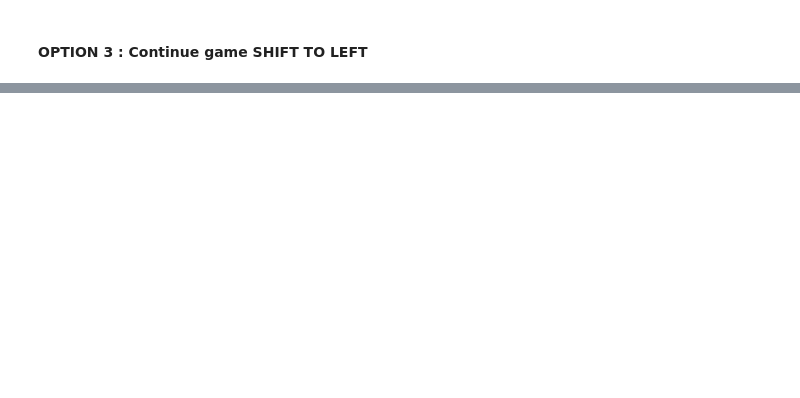
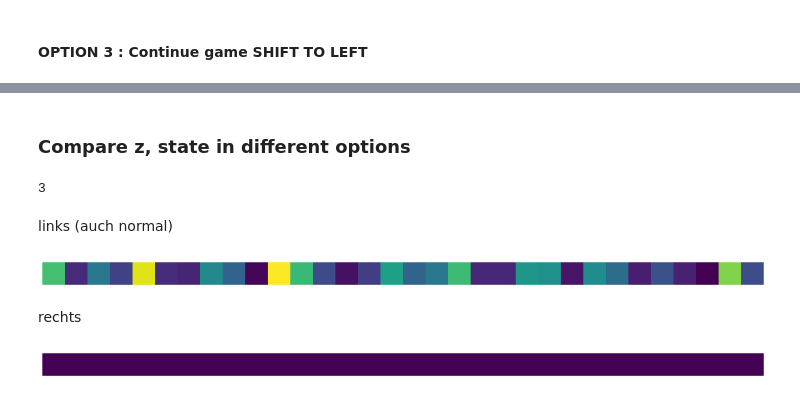
Before and after one commit to dakaun/worldmodel, a Jupyter notebook: WorldModelsExperiments/explain/Simulate_and_pause.ipynb, the cells around one changed output, grey strips where cells are left out. Drawn from its saved outputs; the diff is of its cells as text; code cells hidden in the pictures; blank space fills up the shorter version.

```diff
--- a/WorldModelsExperiments/explain/Simulate_and_pause.ipynb
+++ b/WorldModelsExperiments/explain/Simulate_and_pause.ipynb
@@ -261,0 +294,2 @@ embed_mp4(filename,video)
+# %% [markdown]
+### Compare z, state in different options
@@ -261,0 +298,34 @@ embed_mp4(filename,video)
+# %%
+xinput = np.concatenate([z, pause_state.h[0]])
+# %%
+action_normal
+# %% [output]
+3
+# %% [markdown]
+links (auch normal)
+# %%
+A_3 = [xinput] + [None]
+A_3[1] = np.maximum(0,A_3[0].dot(model.weight) + model.bias)
+# %%
+R_3 = [None] + [A_3[1]*(3==np.arange(4))]
+
+w = model.weight
+wp = np.maximum(0,w)
+wm = np.minimum(0,w)
+lb = A_3[0]*0-1
+hb = A_3[0]*0+1
+
+z = A_3[0].dot(w)-lb.dot(wp)-hb.dot(wm)+1e-9
+s = R_3[1]/z
+c, cp, cm = s.dot(w.T), s.dot(wp.T), s.dot(wm.T)
+R_3[0] = A_3[0]*c-lb*cp-hb*cm
+# %%
+plt.figure(figsize=(16,5))
+plt.subplots_adjust(left=0,right=1,bottom=0,top=1)
+plt.axis('off')
+plt.imshow(R_3[0][:32].reshape(1,32))
+plt.show()
+# %% [output]
+[figure, added]
+# %% [markdown]
+rechts
@@ -261,0 +348,8 @@ embed_mp4(filename,video)
+# %%
+plt.figure(figsize=(16,5))
+plt.subplots_adjust(left=0,right=1,bottom=0,top=1)
+plt.axis('off')
+plt.imshow(R_2[0][:32].reshape(1,32))
+plt.show()
+# %% [output]
+[figure, added]
```
Also changed, not shown: parts of 22 cells of this notebook, 2 other files.
